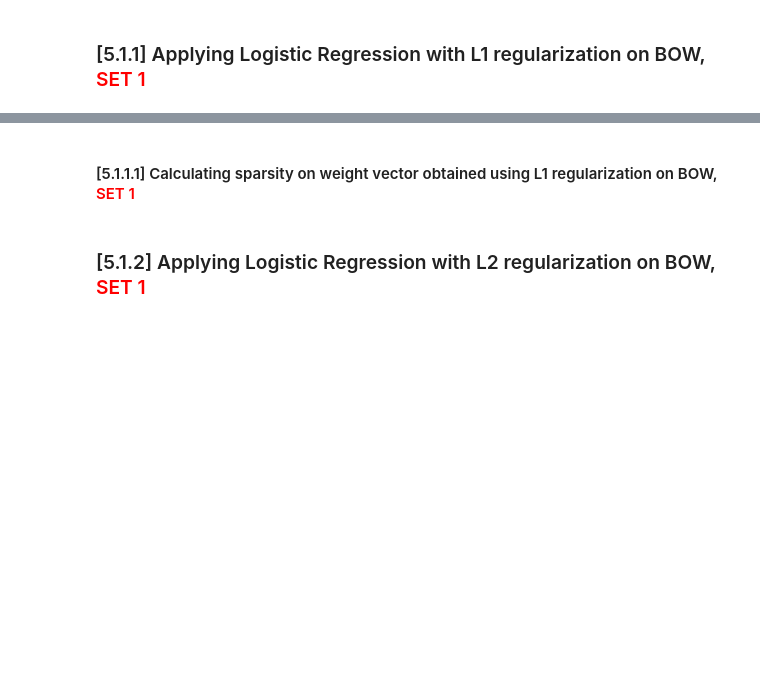
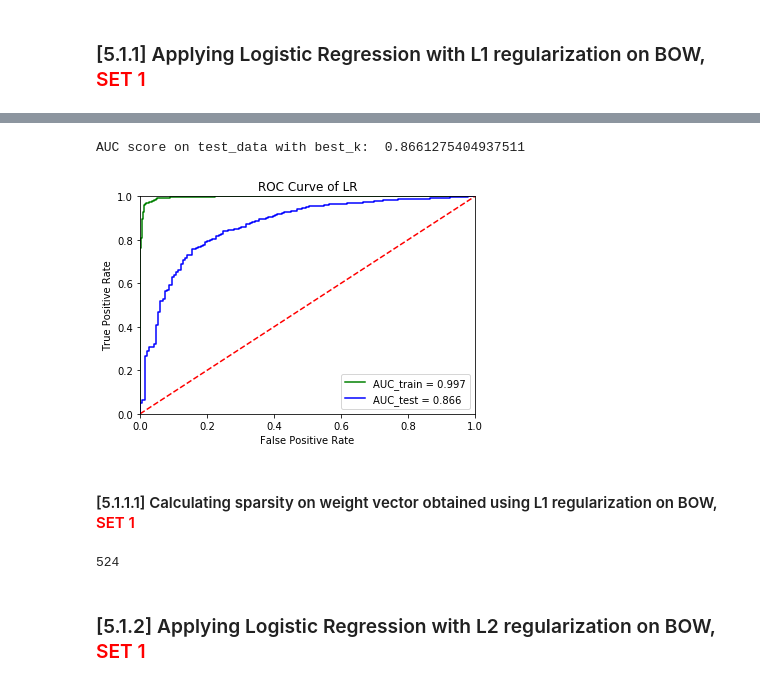
Before and after one commit to as3eem/AmazonFoodReview, a Jupyter notebook: 05 Amazon Fine Food Reviews Analysis_Logistic Regression.ipynb, the cells around one changed output, grey strips where cells are left out. Drawn from its saved outputs; the diff is of its cells as text; code cells hidden in the pictures; blank space fills up the shorter version.

```diff
--- a/05 Amazon Fine Food Reviews Analysis_Logistic Regression.ipynb
+++ b/05 Amazon Fine Food Reviews Analysis_Logistic Regression.ipynb
@@ -646,6 +815,45 @@ W=W+10^-6 and W’ = W’+10^-6</li>
+# %%
+# Fresh model for best hyper-parameter
+clf = LogisticRegression(C=1/best_lambda, penalty='l1')
+clf.fit(X_train_bow, y_train)
+proba = clf.predict_proba(X_test_bow)[:,1]
+y_pred = clf.predict(X_test_bow)
+
+fpr, tpr, threshold = roc_curve(y_test, proba)
+roc_auc = auc(fpr, tpr)
+print("AUC score on test_data with best_k: ",roc_auc)
+proba = clf.predict_proba(X_train_bow)[:,1]
+fpr_train, tpr_train, threshold_train = roc_curve(y_train, proba)
+roc_auc_train = auc(fpr_train, tpr_train)
+
+# storing data for future reference
+lambda_1_1 = best_lambda
+set_1_1_auc = roc_auc
+
+#Plotting ROC Curve
+plt.title('Receiver Operating Characteristic')
+plt.plot(fpr_train, tpr_train, 'g', label = 'AUC_train = %0.3f' % roc_auc_train)
+plt.plot(fpr, tpr, 'b', label = 'AUC_test = %0.3f' % roc_auc)
+plt.legend(loc = 'lower right')
+plt.plot([0, 1], [0, 1],'r--')
+plt.xlim([0, 1])
+plt.ylim([0, 1])
+plt.ylabel('True Positive Rate')
+plt.xlabel('False Positive Rate')
+plt.title('ROC Curve of LR')
+plt.show()
+# %% [output]
+AUC score on test_data with best_k:  0.8661275404937511
+[figure, added]
 # %% [markdown]
 #### [5.1.1.1] Calculating sparsity on weight vector obtained using L1 regularization on BOW,<font color='red'> SET 1</font>
 # %%
 # Please write all the code with proper documentation
+
+#weight vector
+w = clf.coef_
+print(np.count_nonzero(w[0]))
+# %% [output]
+524
 # %% [markdown]
 ### [5.1.2] Applying Logistic Regression with L2 regularization on BOW,<font color='red'> SET 1</font>
```
Also changed, not shown: parts of 70 cells of this notebook, 2 other files.
